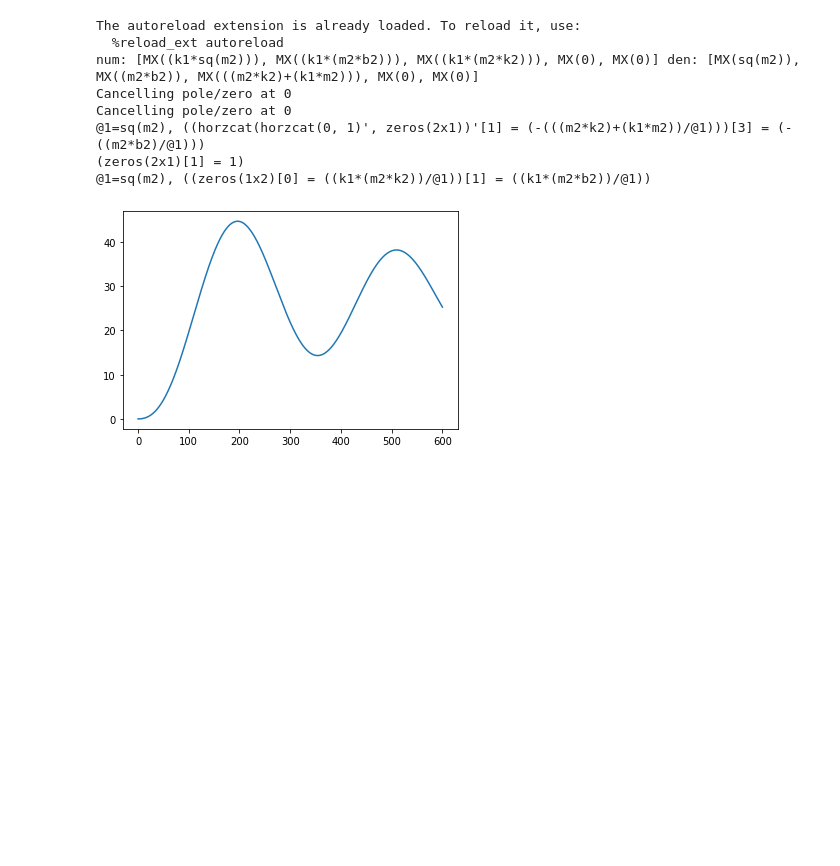
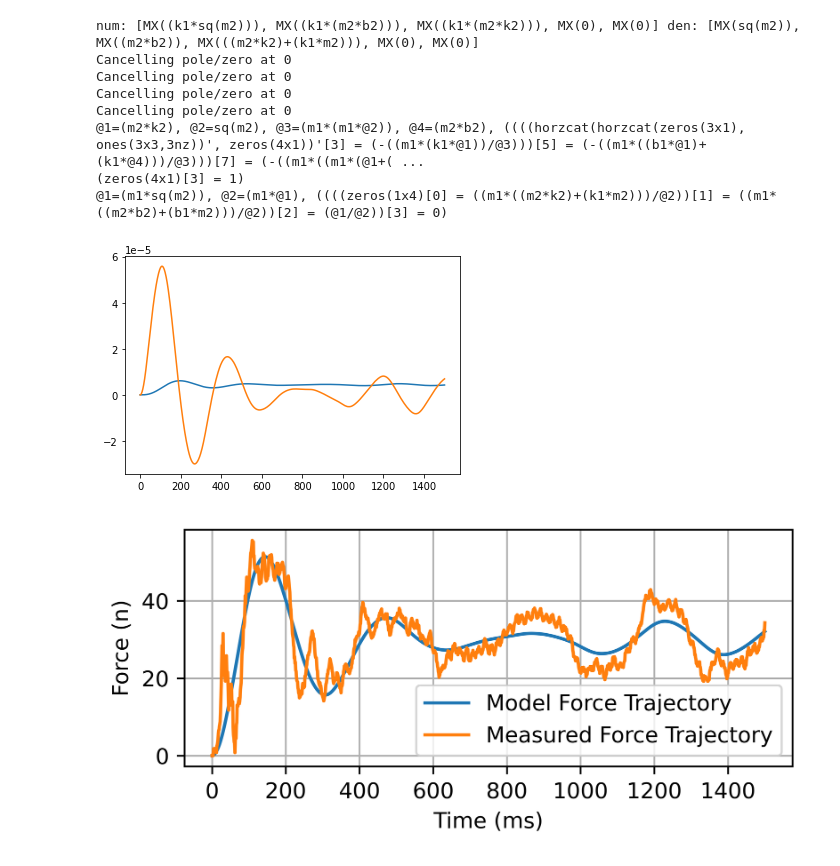
Before and after one commit to khaninger/autodiff_dynamic_systems, a Jupyter notebook: model_fitting.ipynb, the cells around one changed output. Saved outputs shown, nothing was run; the diff lists cells and outputs as text; code cells hidden in the pictures; blank space fills up the shorter version.

```diff
--- a/model_fitting.ipynb
+++ b/model_fitting.ipynb
@@ -22,34 +22,21 @@ Gm2 = Sys([1],[m2, 0, 0])
 Gbk2 = Sys([b2, k2], [1])
 Gmbk2 = Gm2/(1+Gm2*Gbk2)
 Gmbk2bk1 = Gbk1/(1+Gbk1*Gmbk2)
-G_x_to_f = Gk1/(1+Gk1*Gmbk2)
-G_u_to_x = Gm2/(1+Gm2*Gmbk2bk1)
+G_x_to_f = Gk1/(1+Gk1*Gmbk2)    # From q1 to force
+G_u_to_x = Gm1/(1+Gm1*Gmbk2bk1) # From \tau_m to force
 G_x_to_f2 = Gk0/(1+Gk0*G_u_to_x)
 
 print(G_x_to_f)
-A, B, C = tf2ss(G_x_to_f.num, G_x_to_f.den)
+A, B, C = tf2ss(G_u_to_x.num, G_u_to_x.den)
 print(A)
 print(B)
 print(C)
 # %% [output]
-The autoreload extension is already loaded. To reload it, use:
-  %reload_ext autoreload
 num: [MX((k1*sq(m2))), MX((k1*(m2*b2))), MX((k1*(m2*k2))), MX(0), MX(0)] den: [MX(sq(m2)), MX((m2*b2)), MX(((m2*k2)+(k1*m2))), MX(0), MX(0)]
 Cancelling pole/zero at 0
 Cancelling pole/zero at 0
-@1=sq(m2), ((horzcat(horzcat(0, 1)', zeros(2x1))'[1] = (-(((m2*k2)+(k1*m2))/@1)))[3] = (-((m2*b2)/@1)))
-(zeros(2x1)[1] = 1)
-@1=sq(m2), ((zeros(1x2)[0] = ((k1*(m2*k2))/@1))[1] = ((k1*(m2*b2))/@1))
+Cancelling pole/zero at 0
+Cancelling pole/zero at 0
+@1=(m2*k2), @2=sq(m2), @3=(m1*(m1*@2)), @4=(m2*b2), ((((horzcat(horzcat(zeros(3x1), ones(3x3,3nz))', zeros(4x1))'[3] = (-((m1*(k1*@1))/@3)))[5] = (-((m1*((b1*@1)+(k1*@4)))/@3)))[7] = (-((m1*((m1*(@1+( ...
+(zeros(4x1)[3] = 1)
+@1=(m1*sq(m2)), @2=(m1*@1), ((((zeros(1x4)[0] = ((m1*((m2*k2)+(k1*m2)))/@2))[1] = ((m1*((m2*b2)+(b1*m2)))/@2))[2] = (@1/@2))[3] = 0)
-# %%
-p0 = [10, 5, 10, 2000, 10, 20, 10]
-u = x#[2]*1000
-x0 = ca.MX.zeros(4,1)
-y = G_x_to_f2.simulate(u, x0, dt=0.001)
-
-y_eval = ca.Function('y_eval', p,y)
-y_num = y_eval(*p0)
-plt.figure()
-plt.plot(y_num)
-plt.show()
-# %% [output]
-[figure, removed]
@@ -67 +43,40 @@ def import_csv(name):
+# %%
+#         K0,           m1,  b1,          k1,         m2,          b2,      k2
+#p0 = [17434.3, 8.76996e-1, 3.46538e+6, 0.542849, 3.75313e+6, 5.22035e+6, 7.67087]
+#p0 = [26571.5, 12.1303, 150.895, 52286.7, 6.811e+07, 3.30407e+09, 1.15195e+12]
+#u, ym = import_csv('data/yellow_feet_coll.csv')
+
+x0 = ca.MX.zeros(2,1)
+
+#p0 = [9.89975e+14, 9.89975e+14, 9.89975e+14, 174457.9, 20.03817, 305.8104, 2629.28]
+#x0[0] = -3e-8
+#u, ym = import_csv('data/flex_jt_imco.csv')
+
+p0 = [6.01438e+07, 6.01438e+07, 5.94275e+09, 26180.9, 69.3393, 1079.1, 18153.7]
+u, ym = import_csv('data/yellow_feet_imco.csv')
+
+#p0 = [1.47727e+08, 1.47727e+08, 1.41505e+10, 13615.3, 63.9755, 1866.55, 7347.23]
+#u, ym = import_csv('data/yellow_surf_imco.csv')
+
+y, x_traj = G_x_to_f.simulate(u, x0, dt=0.001)
+
+y_eval = ca.Function('y_eval', p,y)
+x_eval = ca.Function('x_eval', p,x_traj)
+y_num = y_eval(*p0)
+x_traj_num = x_eval(*p0)
+x_traj_num = [np.squeeze(x_tr.full()) for x_tr in x_traj_num]
+plt.figure()
+plt.plot(x_traj_num)
+plt.show()
+plt.figure(figsize=(5,2), dpi = 800)
+plt.plot(y_num, label='Model Force Trajectory')
+plt.plot(ym, label = 'Measured Force Trajectory')
+plt.xlabel('Time (ms)')
+plt.ylabel('Force (n)')
+plt.grid(True)
+plt.legend()
+plt.show()
+# %% [output]
+[figure, added]
+[figure, added]
 # %%
```
Also changed, not shown: parts of 2 cells of this notebook, 6 other files.
